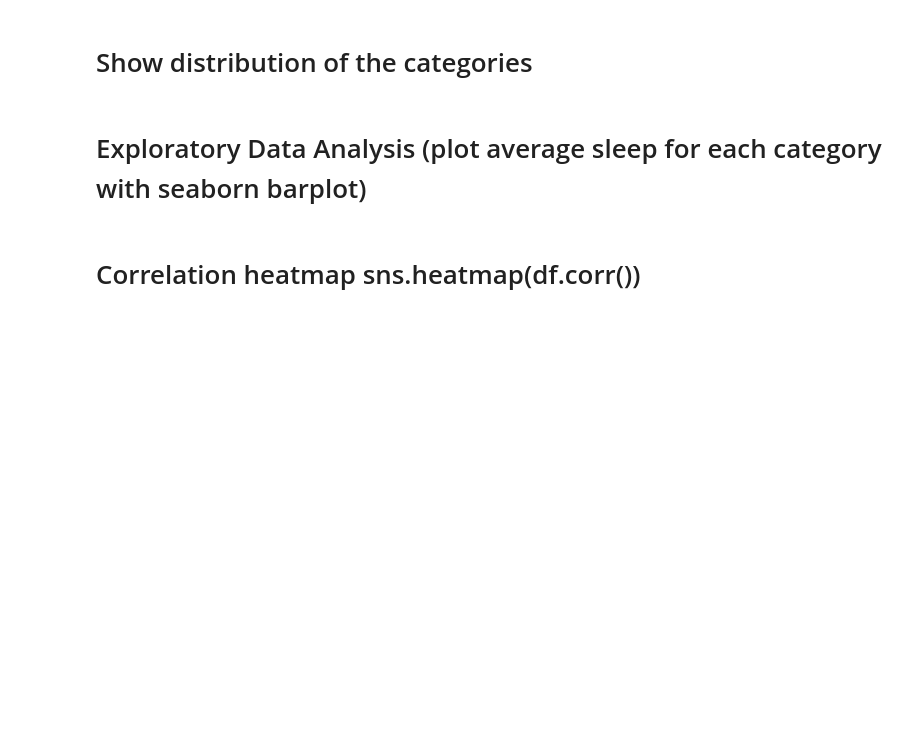
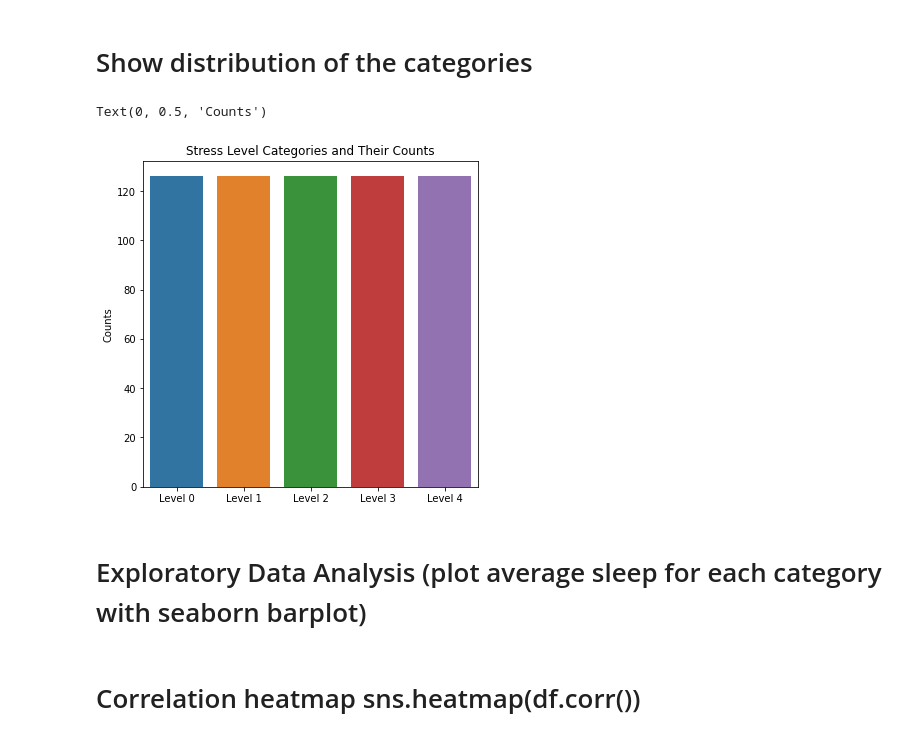
Before and after one commit to mkerekes1427/CAP-4770-Final-Project, a Jupyter notebook: sleep-datascience-notebook.ipynb, the cells around one changed output. Saved outputs shown, nothing was run; the diff lists cells and outputs as text; code cells hidden in the pictures; blank space fills up the shorter version.

```diff
--- a/sleep-datascience-notebook.ipynb
+++ b/sleep-datascience-notebook.ipynb
@@ -21,2 +25,6 @@ for dirname, _, filenames in os.walk('/kaggle/input'):
 # %% [markdown]
 # Read Data in and do head
+# %%
+dataset = pd.read_csv("../input/human-stress-detection-in-and-through-sleep/SaYoPillow.csv")
+
+dataset.head()
@@ -22,0 +40,5 @@ for dirname, _, filenames in os.walk('/kaggle/input'):
+# %%
+dataset = dataset.rename(columns={"sr" : "Snoring Rate", "rr" : "Respiration Rate", "t": "Body Temp", "lm" : "Limb Movement",
+                       "bo" : "Blood Oxygen", "rem" : "Eye Movement", "sr.1" : "Sleeping Hours", "hr" : "Heart Rate", "sl" : "Stress Level"})
+
+dataset.head()
@@ -23,4 +52,23 @@ for dirname, _, filenames in os.walk('/kaggle/input'):
 # %% [markdown]
 # Show distribution of the categories
+# %%
+stress_0 = dataset[dataset["Stress Level"] == 0]
+stress_1 = dataset[dataset["Stress Level"] == 1]
+stress_2 = dataset[dataset["Stress Level"] == 2]
+stress_3 = dataset[dataset["Stress Level"] == 3]
+stress_4 = dataset[dataset["Stress Level"] == 4]
+
+stress_level_categories = ["Level 0", "Level 1", "Level 2", "Level 3", "Level 4"]
+
+stress_level_distribution = [len(stress_0), len(stress_1), len(stress_2), len(stress_3), len(stress_4)]
+
+plt.figure(figsize=[6, 6])
+sns.barplot(x=stress_level_categories, y=stress_level_distribution)
+
+plt.title("Stress Level Categories and Their Counts")
+plt.ylabel("Counts")
+# %% [output]
+Text(0, 0.5, 'Counts')
+[figure, added]
 # %% [markdown]
 # Exploratory Data Analysis (plot average sleep for each category with seaborn barplot)
```
Also changed, not shown: parts of 6 cells of this notebook.
